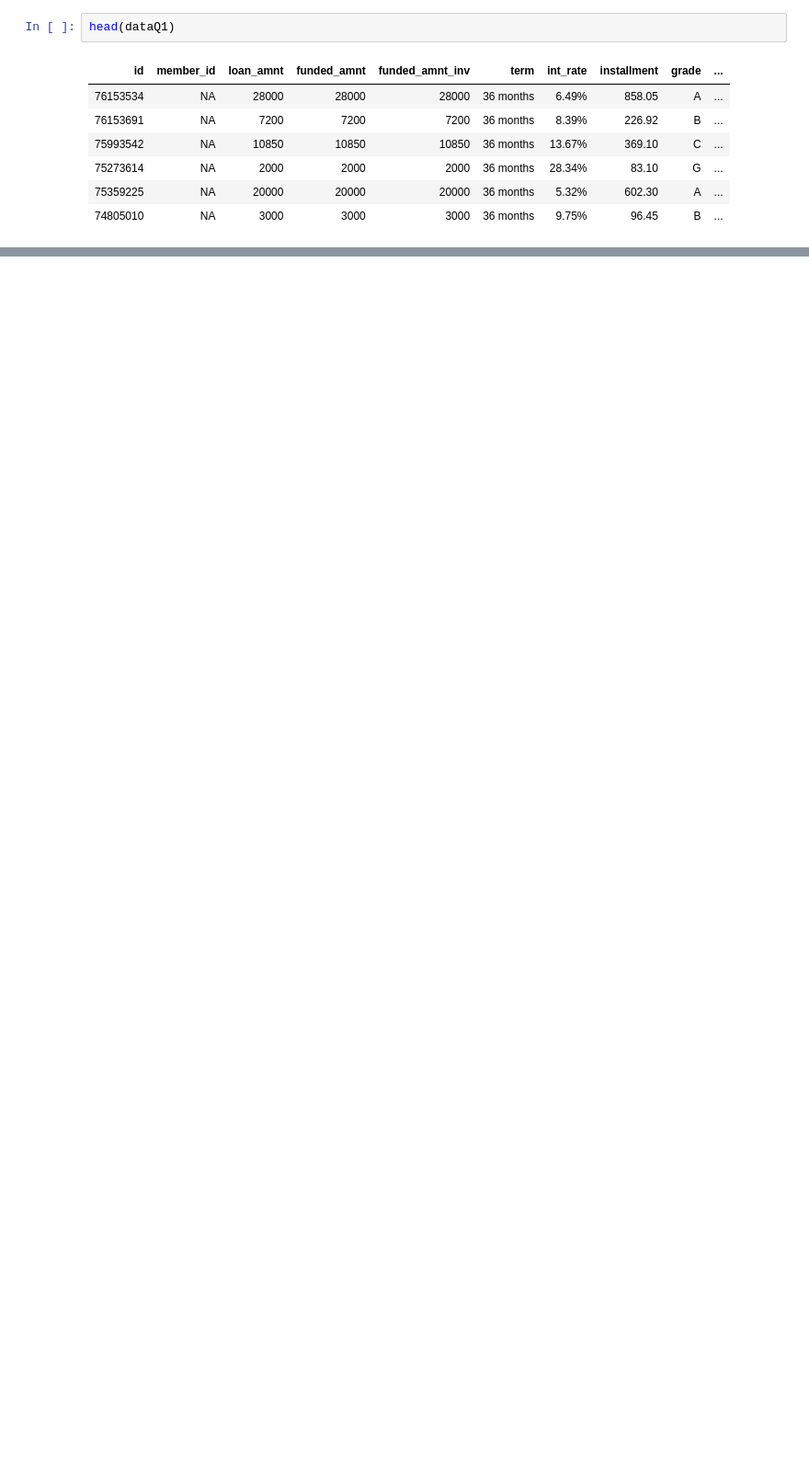
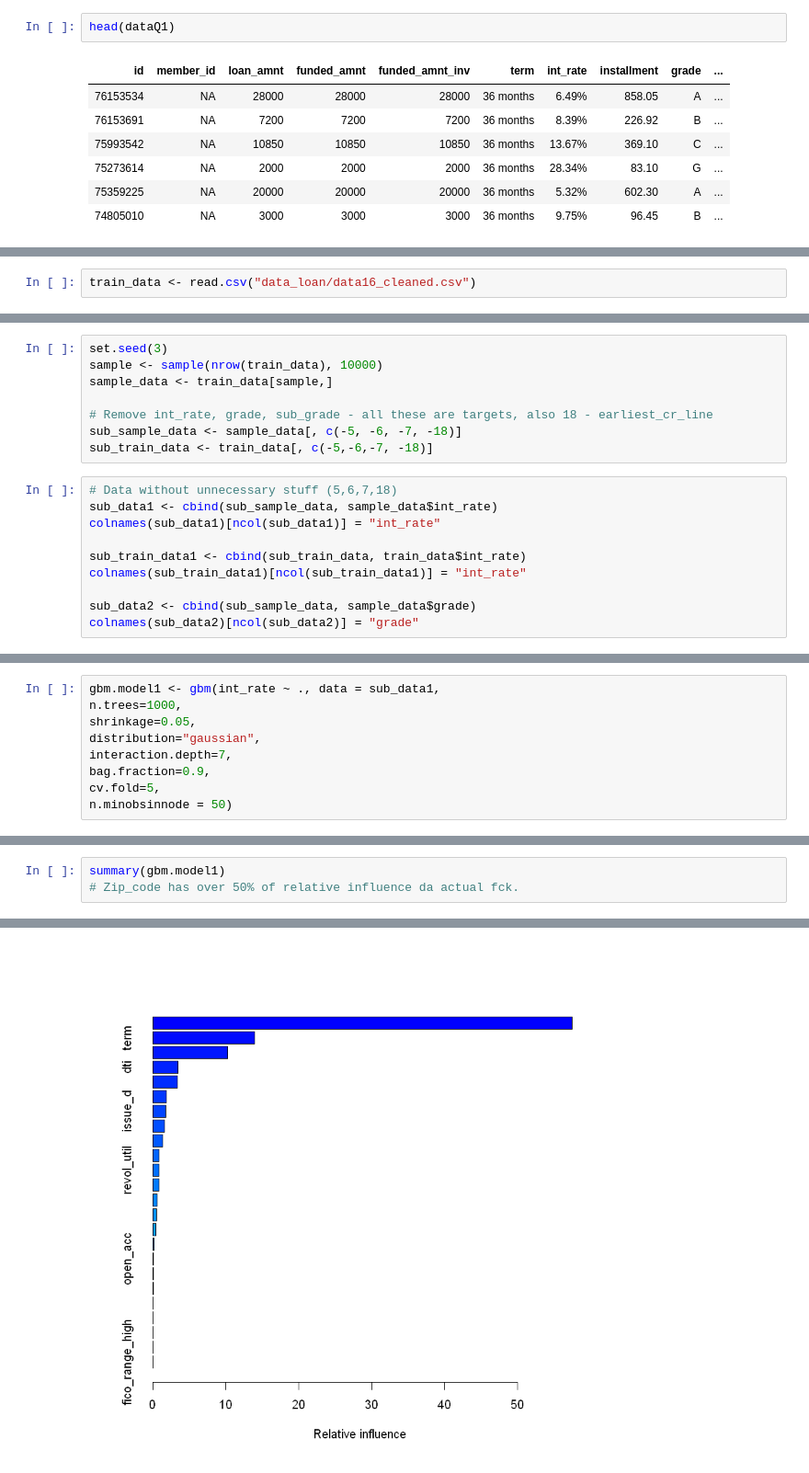
Before and after one commit to markus93/DM-Loan-Project, a Jupyter notebook: DM_Project_Predicting.ipynb, the cells around one changed output, grey strips where cells are left out. Shown at 92% size. Drawn from its saved outputs; the diff is of its cells as text; blank space fills up the shorter version.

```diff
--- a/DM_Project_Predicting.ipynb
+++ b/DM_Project_Predicting.ipynb
@@ -27,0 +142,2 @@ head(dataQ1)
+# %%
+train_data <- read.csv("data_loan/data16_cleaned.csv")
@@ -27,0 +148,18 @@ head(dataQ1)
+# %%
+set.seed(3)
+sample <- sample(nrow(train_data), 10000)
+sample_data <- train_data[sample,]
+
+# Remove int_rate, grade, sub_grade - all these are targets, also 18 - earliest_cr_line
+sub_sample_data <- sample_data[, c(-5, -6, -7, -18)]
+sub_train_data <- train_data[, c(-5,-6,-7, -18)]
+# %%
+# Data without unnecessary stuff (5,6,7,18)
+sub_data1 <- cbind(sub_sample_data, sample_data$int_rate)
+colnames(sub_data1)[ncol(sub_data1)] = "int_rate"
+
+sub_train_data1 <- cbind(sub_train_data, train_data$int_rate)
+colnames(sub_train_data1)[ncol(sub_train_data1)] = "int_rate"
+
+sub_data2 <- cbind(sub_sample_data, sample_data$grade)
+colnames(sub_data2)[ncol(sub_data2)] = "grade"
@@ -27,0 +271,9 @@ head(dataQ1)
+# %%
+gbm.model1 <- gbm(int_rate ~ ., data = sub_data1,
+n.trees=1000,
+shrinkage=0.05,
+distribution="gaussian",
+interaction.depth=7,
+bag.fraction=0.9,
+cv.fold=5,
+n.minobsinnode = 50)
@@ -27,0 +291,4 @@ head(dataQ1)
+# %%
+summary(gbm.model1)
+# Zip_code has over 50% of relative influence da actual fck.
+# %% [output]
@@ -27,0 +312 @@ head(dataQ1)
+[figure, added]
```
Also changed, not shown: parts of 63 cells of this notebook, 1 other file.
